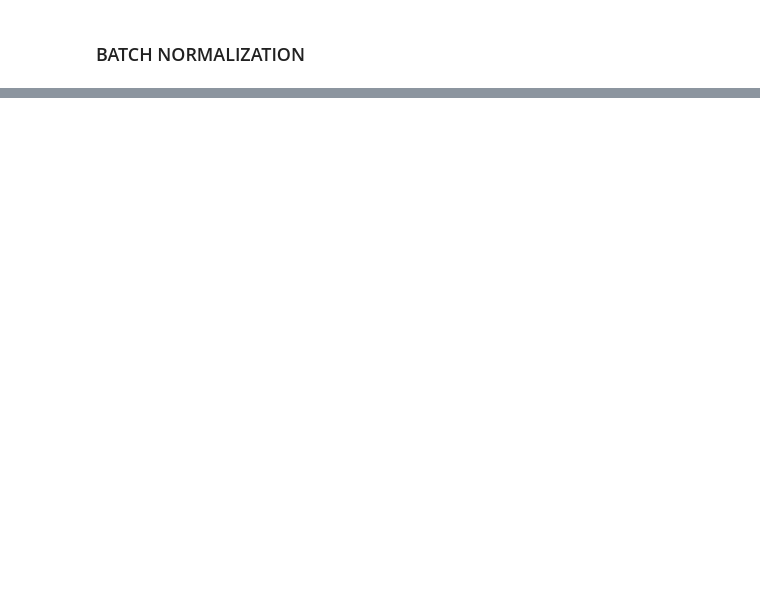
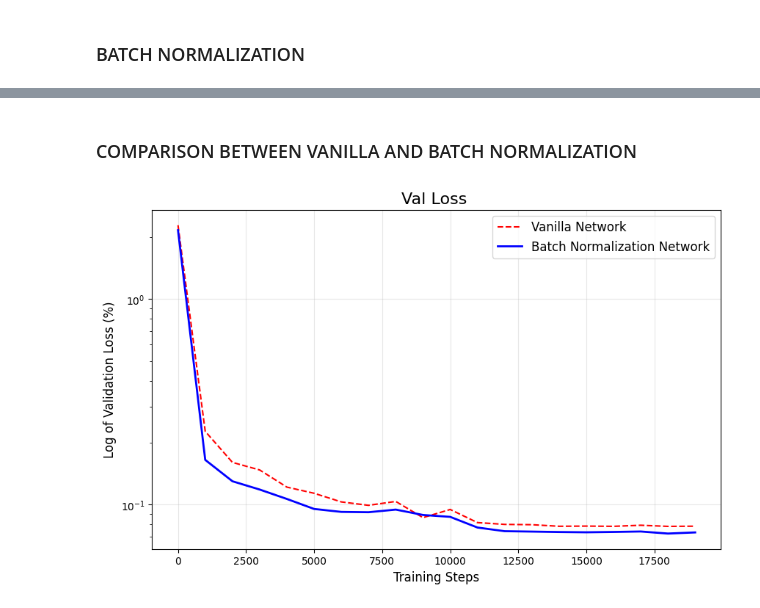
Before and after one commit to Adieltheanalyst/relearning_ml_materials, a Jupyter notebook: testing_batchnormalization.ipynb, the cells around one changed output, grey strips where cells are left out. Drawn from its saved outputs; the diff is of its cells as text; code cells hidden in the pictures; blank space fills up the shorter version.

```diff
--- a/testing_batchnormalization.ipynb
+++ b/testing_batchnormalization.ipynb
@@ -139,10 +139,15 @@ def update_params(params, grads, learning_rate):
 #     loss=loss_function(Y_true=y_train,Y_pred=A3)
 #     grads= backward_pass(X=X_train,Y=y_train, cache=cache,params=params)
 #     params=update_params(params=params, grads=grads, learning_rate=0.01)
-steps_vanilla=[]
-train_loss_vanilla=[]
-val_loss_vanilla=[]
-val_acc=[]
+# steps_vanilla=[]
+# train_loss_vanilla=[]
+# val_loss_vanilla=[]
+# val_acc=[]
+
+steps_vanilla_stressed=[]
+train_loss_vanilla_stressed=[]
+val_loss_vanilla_stressed=[]
+val_acc_stressed=[]
 
 steps=20000
 batch_size=32
@@ -157,7 +162,7 @@ for step in range(steps):
     X_batch=X_train[ix]
     y_batch=y_train[ix]
 
-    learning_rate= 0.0001 if step<10000 else 0.1
+    learning_rate= 2 if step<10000 else 0.01
     # foward_pass
     A3,cache= foward_pass(X=X_batch,params= params)
     loss= loss_function(Y_true=y_batch, Y_pred=A3)
@@ -167,9 +172,9 @@ for step in range(steps):
         A3_val,_=foward_pass(X_val,params)
         val_loss= loss_function(y_val, A3_val)
         print(f"Step {step:5d} | Train Loss: {loss:.4f} | Val loss {val_loss:.4f}")
-        steps_vanilla.append(step)
-        val_loss_vanilla.append(val_loss)
-        train_loss_vanilla.append(loss)
+        steps_vanilla_stressed.append(step)
+        val_loss_vanilla_stressed.append(val_loss)
+        train_loss_vanilla_stressed.append(loss)
     if step == 10000:
         break
 A3_test,_= foward_pass(X_test, params)
@@ -178,9 +183,9 @@ test_loss = loss_function(y_test,A3_test)
 predictions= np.argmax(A3_test, axis=1)
 true_labels=np.argmax(y_test, axis=1)
 
-accuracy=np.mean(predictions== true_labels) * 100
+vanilla_accuracy=np.mean(predictions== true_labels) * 100
 
 print(f"--- VANILLA NETWORK FINAL RESULTS ---")
 print(f"Test Loss:     {test_loss:.4f}")
-print(f"Test Accuracy: {accuracy:.2f}%")
+print(f"Test Accuracy: {vanilla_accuracy:.2f}%")
 # %% [output]
@@ -387,0 +426,2 @@ Final Test Accuracy with Batch Norm: 83.10%
+# %% [markdown]
+### COMPARISON BETWEEN VANILLA AND BATCH NORMALIZATION
@@ -387,0 +430,17 @@ Final Test Accuracy with Batch Norm: 83.10%
+# %%
+plt.figure(figsize=(10,6))
+
+plt.plot(steps_vanilla,val_loss_vanilla,label="Vanilla Network",color="red",linestyle="--")
+plt.plot(steps_bn,val_loss_bn,label="Batch Normalization Network", color="blue", linewidth=2)
+# plt.xlim(0,10000)
+# plt.ylim(0.0, 0.5)
+plt.yscale('log')
+plt.title("Val Loss ", fontsize=16)
+plt.xlabel("Training Steps", fontsize=12)
+plt.ylabel("Log of Validation Loss (%)", fontsize=12)
+plt.legend(fontsize=12)
+plt.grid(True,alpha=0.3)
+
+plt.show()
+# %% [output]
+[figure, added]
```
Also changed, not shown: parts of 5 cells of this notebook.
